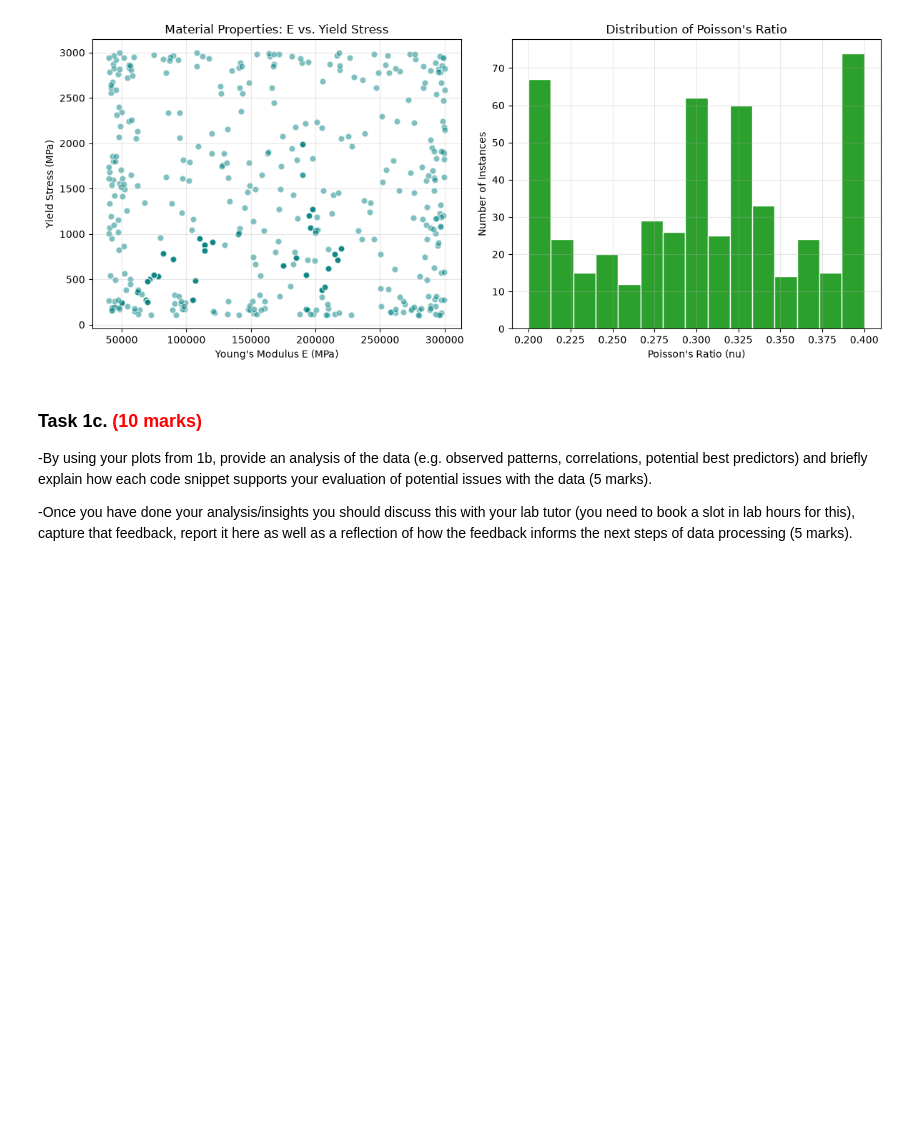
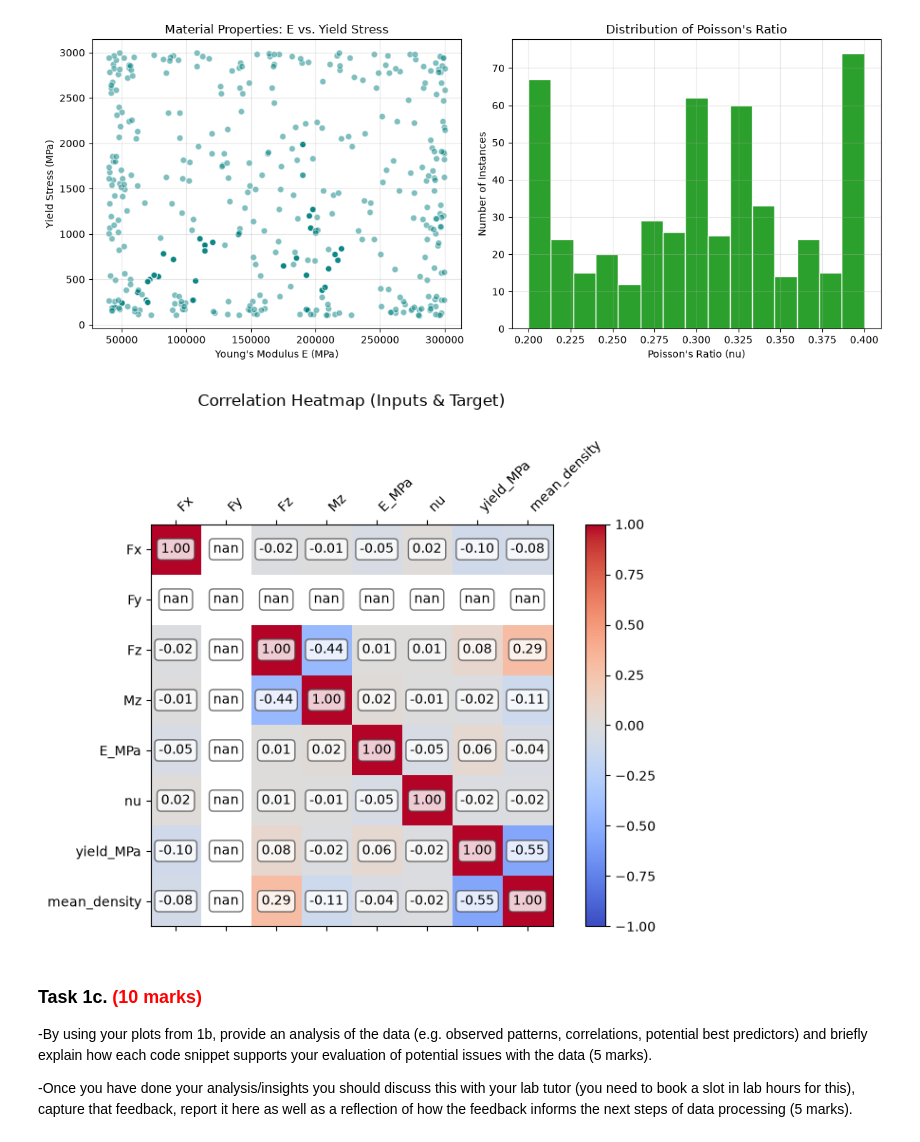
Before and after one commit to alexandreduon/egyad4_ML_Coursework, a Jupyter notebook: mmme4125-coursework_2026.ipynb, the cells around one changed output. Cells and saved outputs as stored; diff of their text form; code cells hidden in the pictures; blank space fills up the shorter version.

```diff
--- a/mmme4125-coursework_2026.ipynb
+++ b/mmme4125-coursework_2026.ipynb
@@ -177,6 +211,37 @@ fig.tight_layout()
 plt.show()
 # %% [output]
 [figure]
+# %%
+#Dataset loading
+inputs_df = pd.read_csv('Inputs.csv')
+outputs_df = pd.read_csv('mat_part_001_cols_000001_to_015000.csv')
+
+#Pearson Correlation Matrix
+corr = X.corr()
+
+#Generate Correlation Heatmap using pure Matplotlib
+fig, ax = plt.subplots(figsize=(8, 6))
+
+# Display matrix with a diverging colormap (-1 to 1)
+cax = ax.matshow(corr, cmap='coolwarm', vmin=-1, vmax=1)
+fig.colorbar(cax)
+
+# Add correlation values inside each cell
+for (i, j), val in np.ndenumerate(corr):
+    ax.text(j, i, f"{val:.2f}", ha='center', va='center',
+            bbox=dict(boxstyle='round', facecolor='white', edgecolor='0.3', alpha=0.8))
+
+# Configure axis ticks and feature labels
+ax.set_xticks(range(len(corr.columns)))
+ax.set_yticks(range(len(corr.columns)))
+ax.set_xticklabels(corr.columns, rotation=45, ha='left')
+ax.set_yticklabels(corr.columns)
+ax.set_title("Correlation Heatmap (Inputs & Target)", pad=25)
+
+fig.tight_layout()
+plt.show()
+# %% [output]
+[figure, added]
 # %% [markdown]
 ### Task 1c. <span style="color:red">(10 marks)</span>
 
```
Also changed, not shown: parts of 3 cells of this notebook.
